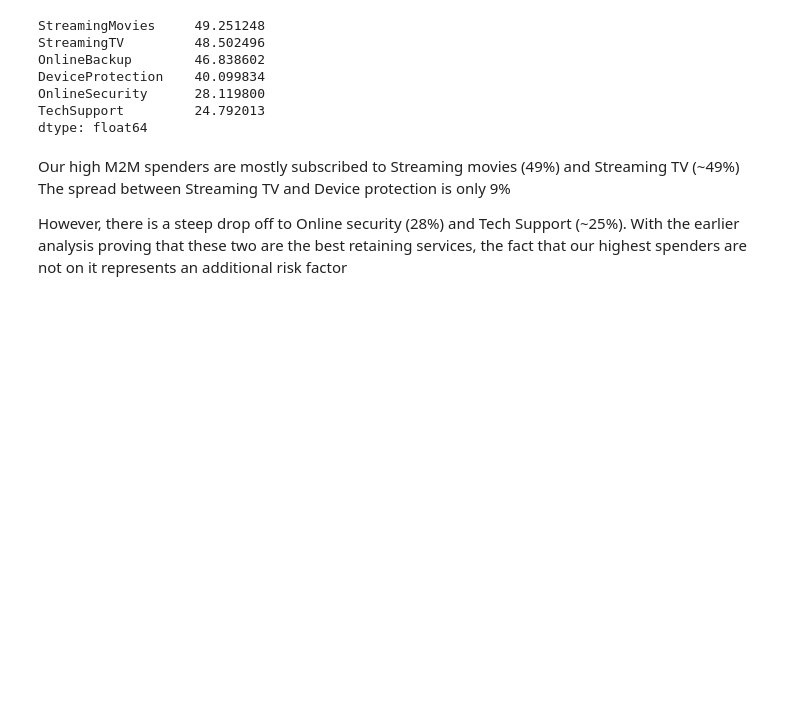
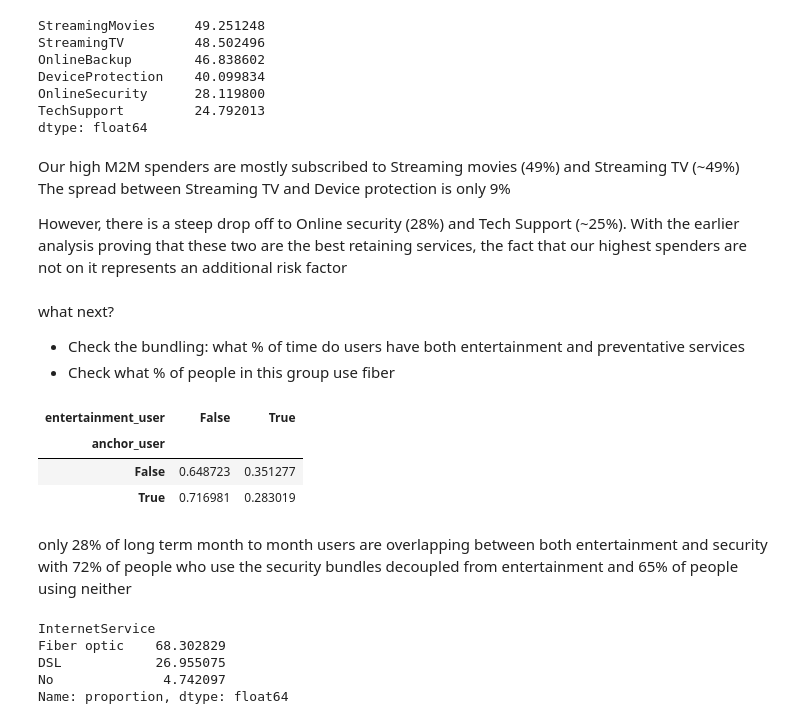
Before and after one commit to N-anle/TelecomChurnAnalysis, a Jupyter notebook: notebook.ipynb, the cells around one changed output. Drawn from its saved outputs; the diff is of its cells as text; code cells hidden in the pictures; blank space fills up the shorter version.

```diff
--- a/notebook.ipynb
+++ b/notebook.ipynb
@@ -1653,3 +1653,35 @@ Our high M2M spenders are mostly subscribed to Streaming movies (49%) and Stream
 The spread between Streaming TV and Device protection is only 9%
 
 However, there is a steep drop off to Online security (28%) and Tech Support (~25%). With the earlier analysis proving that these two are the best retaining services, the fact that our highest spenders are not on it represents an additional risk factor
+# %% [markdown]
+what next?
+
+* Check the bundling: what % of time do users have both entertainment and preventative services
+* Check what % of people in this group use fiber
+# %%
+security_services = ['OnlineSecurity','TechSupport', ]
+entertainment = ['StreamingTV', 'StreamingMovies']
+
+df_m2m_lt['anchor_user'] = (df_m2m_lt['OnlineSecurity'] == 'Yes') & (df_m2m_lt['TechSupport'] == 'Yes')
+df_m2m_lt['entertainment_user'] = (df_m2m_lt['StreamingTV'] == 'Yes') & (df_m2m_lt['StreamingMovies'] == 'Yes')
+# %%
+pd.crosstab(
+    df_m2m_lt['anchor_user'],
+    df_m2m_lt['entertainment_user'],
+    normalize='index'
+)
+# %% [output]
+| entertainment_user | False | True |
+| anchor_user |  |  |
+| False | 0.648723 | 0.351277 |
+| True | 0.716981 | 0.283019 |
+# %% [markdown]
+only 28% of long term month to month users are overlapping between both entertainment and security with 72% of people who use the security bundles decoupled from entertainment and 65% of people using neither
+# %%
+df_m2m_lt['InternetService'].value_counts(normalize = True) * 100
+# %% [output]
+InternetService
+Fiber optic    68.302829
+DSL            26.955075
+No              4.742097
+Name: proportion, dtype: float64
```
Also changed, not shown: parts of 4 cells of this notebook.
